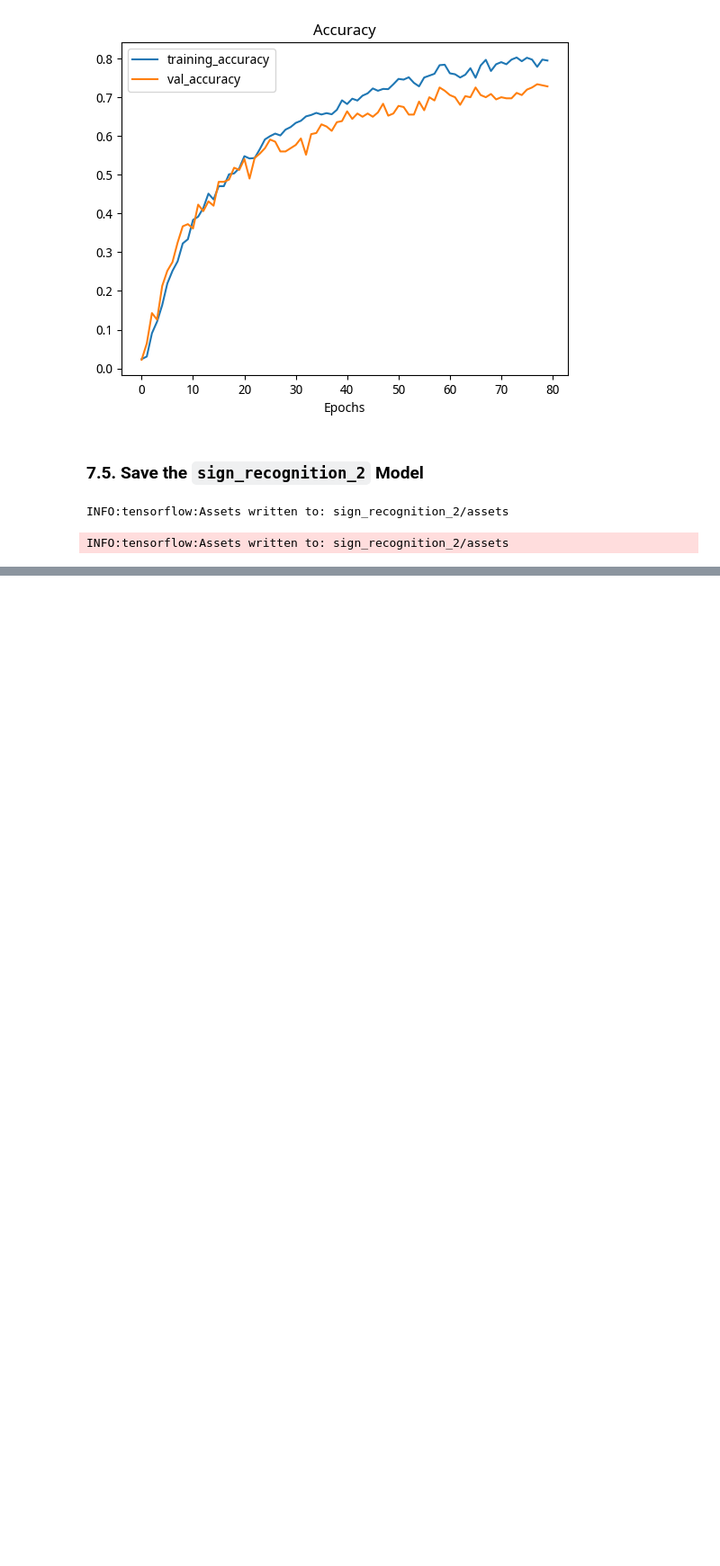
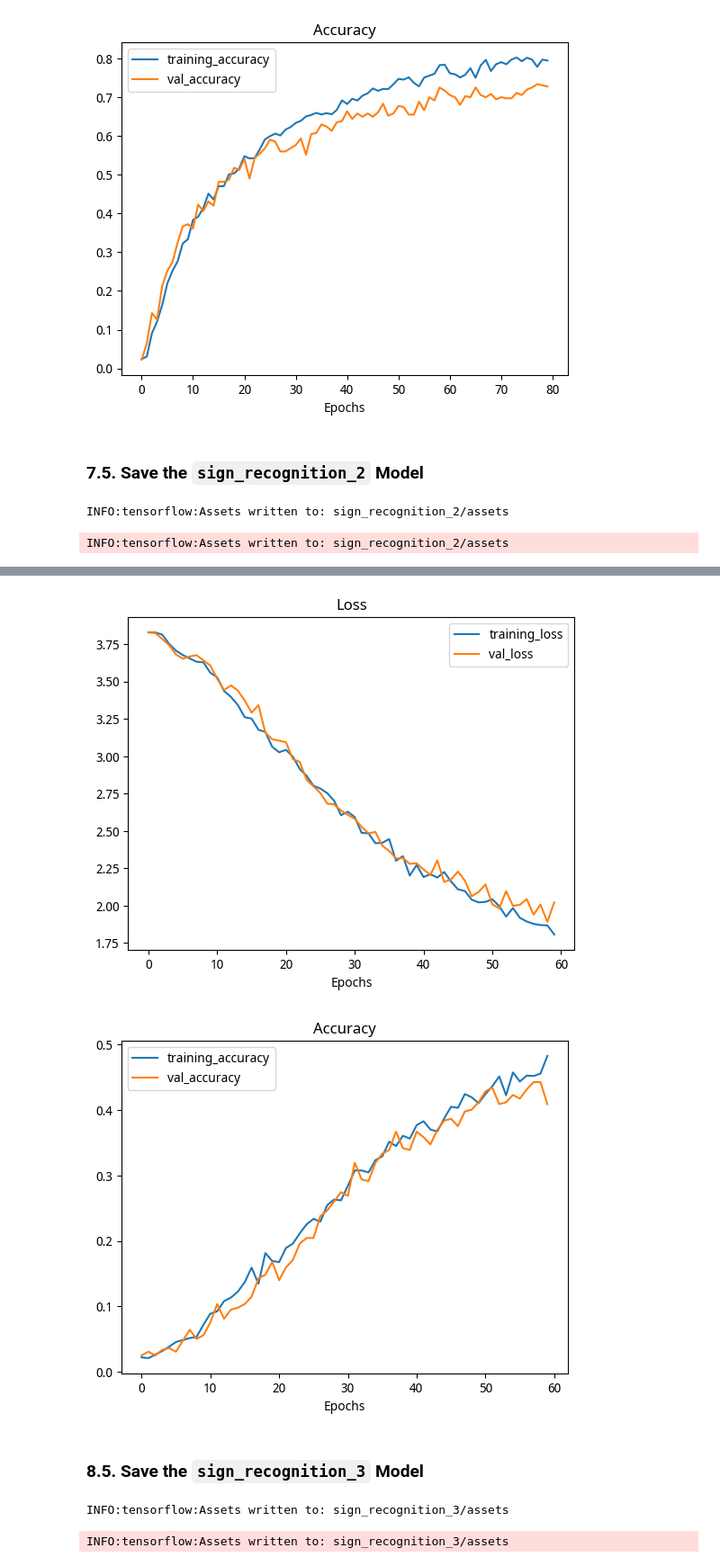
Before and after one commit to afterSt0rm/Nepali-Sign-Language-Recognition, a Jupyter notebook: Nepali Sign Language Classification/Nepali_Sign_Langauge_Recognition (Classification).ipynb, the cells around one changed output, grey strips where cells are left out. Shown at 90% size. Cells and saved outputs as stored; diff of their text form; code cells hidden in the pictures; blank space fills up the shorter version.

```diff
--- a/Nepali Sign Language Classification/Nepali_Sign_Langauge_Recognition (Classification).ipynb
+++ b/Nepali Sign Language Classification/Nepali_Sign_Langauge_Recognition (Classification).ipynb
@@ -362,0 +419,31 @@ INFO:tensorflow:Assets written to: sign_recognition_2/assets
+# %%
+# Build a CNN model
+sign_recognition_3 = Sequential([
+    Conv2D(filters=10,
+           kernel_size=3,
+           strides=1,
+           padding="valid",
+           activation="relu",
+           input_shape=(224, 224, 3)
+          ),
+    Conv2D(10, 3, activation="relu"),
+    MaxPool2D(),
+    Conv2D(10, 3, activation="relu"),
+    Conv2D(10, 3, activation="relu"),
+    MaxPool2D(),
+    Dropout(0.1),
+    Conv2D(10, 3, activation="relu"),
+    Conv2D(10, 3, activation="relu"),
+    MaxPool2D(),
+    Flatten(),
+    Dense(46, activation="softmax")
+])
+
+# Compile the model
+sign_recognition_3.compile(loss="categorical_crossentropy",
+                           optimizer=Adam(),
+                           metrics=["accuracy"]
+                          )
+
+# Get a summary of the model
+sign_recognition_3.summary()
@@ -362,0 +470,10 @@ INFO:tensorflow:Assets written to: sign_recognition_2/assets
+# %%
+sign_recognition_3_history = sign_recognition_3.fit(train_data_aug_3,
+                                                    epochs=60,
+                                                    steps_per_epoch=len(train_data_aug_3),
+                                                    validation_data=valid_data,
+                                                    validation_steps=len(valid_data),
+                                                    callbacks=[create_tensorboard_callback(save_path="sign_recognition",
+                                                                                           experiment_name="recognition_model_3"),
+                                                               create_checkpoint_callback(checkpoint_path="sign_recognition_3_checkpoint")]
+                                                   )
@@ -362,0 +516,12 @@ INFO:tensorflow:Assets written to: sign_recognition_2/assets
+# %%
+plot_curves(sign_recognition_3_history)
+# %% [output]
+[figure, added]
+[figure, added]
+# %% [markdown]
+### 8.5.  Save the `sign_recognition_3` Model
+# %%
+sign_recognition_3.save("sign_recognition_3")
+# %% [output]
+INFO:tensorflow:Assets written to: sign_recognition_3/assets
+INFO:tensorflow:Assets written to: sign_recognition_3/assets
```
Also changed, not shown: parts of 14 cells of this notebook.
